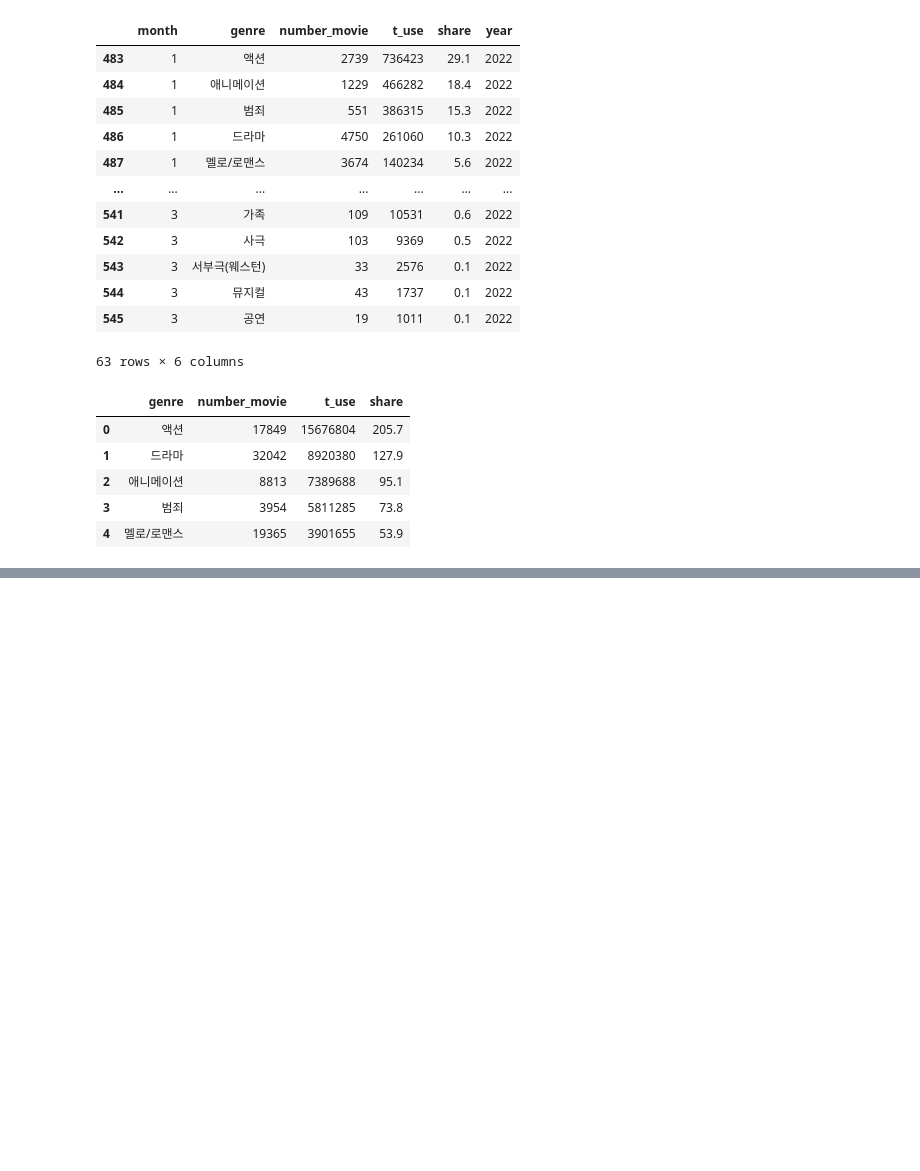
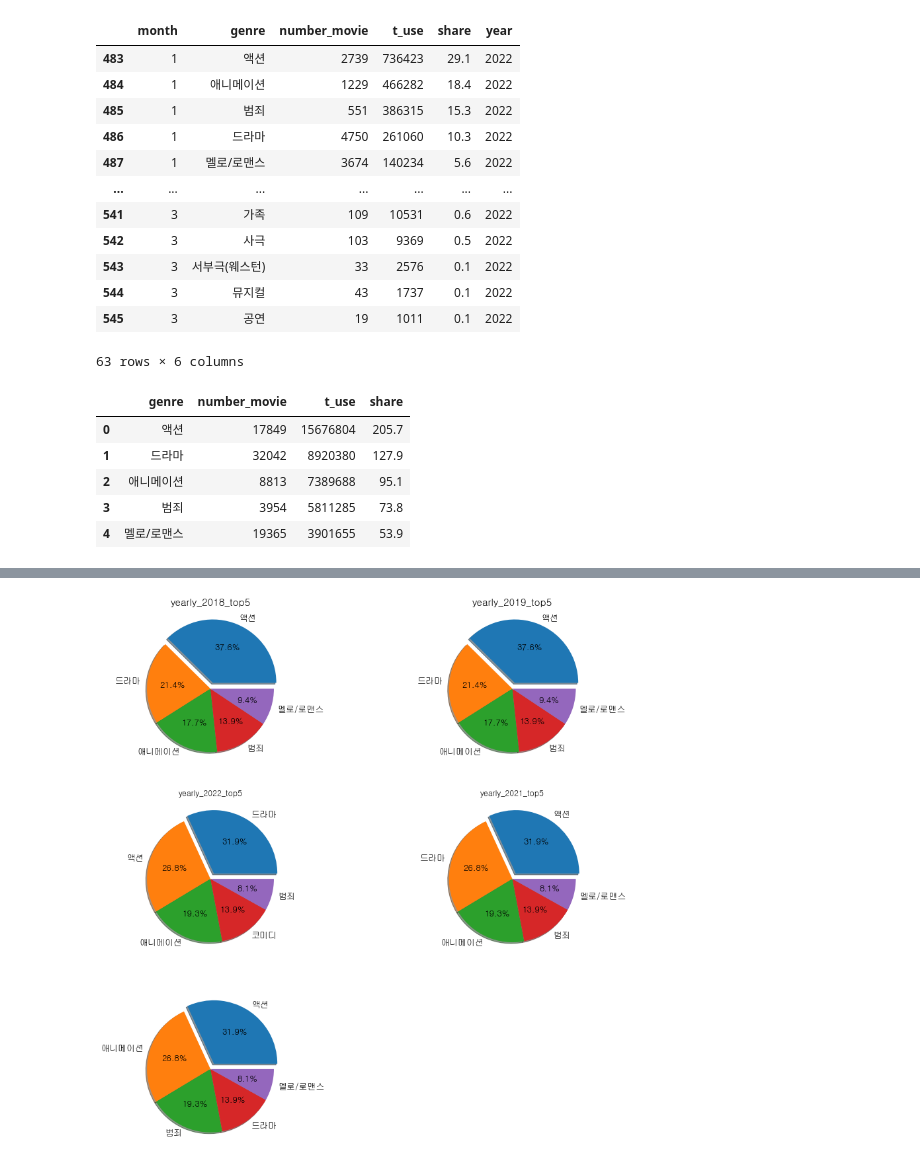
Before and after one commit to jeongmin5o/-DA-movie_covid19-analysis, a Jupyter notebook: mini_vis.ipynb, the cells around one changed output, grey strips where cells are left out. Drawn from its saved outputs; the diff is of its cells as text; code cells hidden in the pictures; blank space fills up the shorter version.

```diff
--- a/mini_vis.ipynb
+++ b/mini_vis.ipynb
@@ -237,0 +141,97 @@ plt.show()
+# %%
+fig = plt.figure(figsize = (15,15))
+
+######################
+number = yearly_2018_top5['t_use']
+labels = yearly_2018_top5['genre']
+
+ax1 = plt.subplot(3,2,1)  # 행, 열, 위치
+
+ax1.pie(number,   # 파이 값
+        labels = labels,   # 레이블 명 리스트로 주기
+        autopct='%.1f%%',   # 안에 값 퍼센트로 표시
+        explode=[0.1, 0, 0, 0, 0],    # 조각 떼어내기(%)
+       shadow=True,    # 그림자 설정
+        textprops={'size': 13}  )   # 폰트 사이즈
+
+ax1.set_title('yearly_2018_top5', size =15)
+
+######################
+ax2 = plt.subplot(3,2,2)  # 행, 열, 위치
+
+number2 = yearly_2019_top5['t_use']
+labels2 = yearly_2019_top5['genre']
+
+ax2.pie(number,   # 파이 값
+        labels = labels,   # 레이블 명 리스트로 주기
+        autopct='%.1f%%',   # 안에 값 퍼센트로 표시
+        explode=[0.1, 0, 0, 0, 0],    # 조각 떼어내기(%)
+       shadow=True,    # 그림자 설정
+        textprops={'size': 13}  )   # 폰트 사이즈
+
+ax2.set_title('yearly_2019_top5', size = 15)
+# ax2.figure(figsize = (12,12))
+
+
+##############
+number3 = yearly_2020_top5['t_use']
+labels3 = yearly_2020_top5['genre']
+
+ax3 = plt.subplot(3,2,3)
+
+ax3.pie( number3,
+        labels = labels3,
+        autopct='%.1f%%',   # 안에 값 퍼센트로 표시
+        explode=[0.1, 0, 0, 0, 0],    # 조각 떼어내기(%)
+       shadow=True,    # 그림자 설정
+        textprops={'size': 13}  )   # 폰트 사이즈
+
+
+ax3.set_title('yearly_2020_top5')
+
+
+
+
+########
+number4 = yearly_2021_top5['t_use']
+labels4 = yearly_2021_top5['genre']
+
+
+ax4 = plt.subplot(3,2,4)
+
+ax4.pie( number3,
+        labels = labels4,
+        autopct='%.1f%%',   # 안에 값 퍼센트로 표시
+        explode=[0.1, 0, 0, 0, 0],    # 조각 떼어내기(%)
+       shadow=True,    # 그림자 설정
+        textprops={'size': 13}  )   # 폰트 사이즈
+
+
+ax4.set_title('yearly_2021_top5')
+
+
+
+############
+number5 = yearly_2022_top5['t_use']
+labels5 = yearly_2022_top5['genre']
+
+
+ax5 = plt.subplot(3,2,5)
+
+ax5.pie( number3,
+        labels = labels5,
+        autopct='%.1f%%',   # 안에 값 퍼센트로 표시
+        explode=[0.1, 0, 0, 0, 0],    # 조각 떼어내기(%)
+       shadow=True,    # 그림자 설정
+        textprops={'size': 13}  )   # 폰트 사이즈
+
+ax3.set_title('yearly_2022_top5')
+
+
+
+
+
+
+plt.show()
+# %% [output]
+[figure, added]
```
Also changed, not shown: parts of 7 cells of this notebook.
